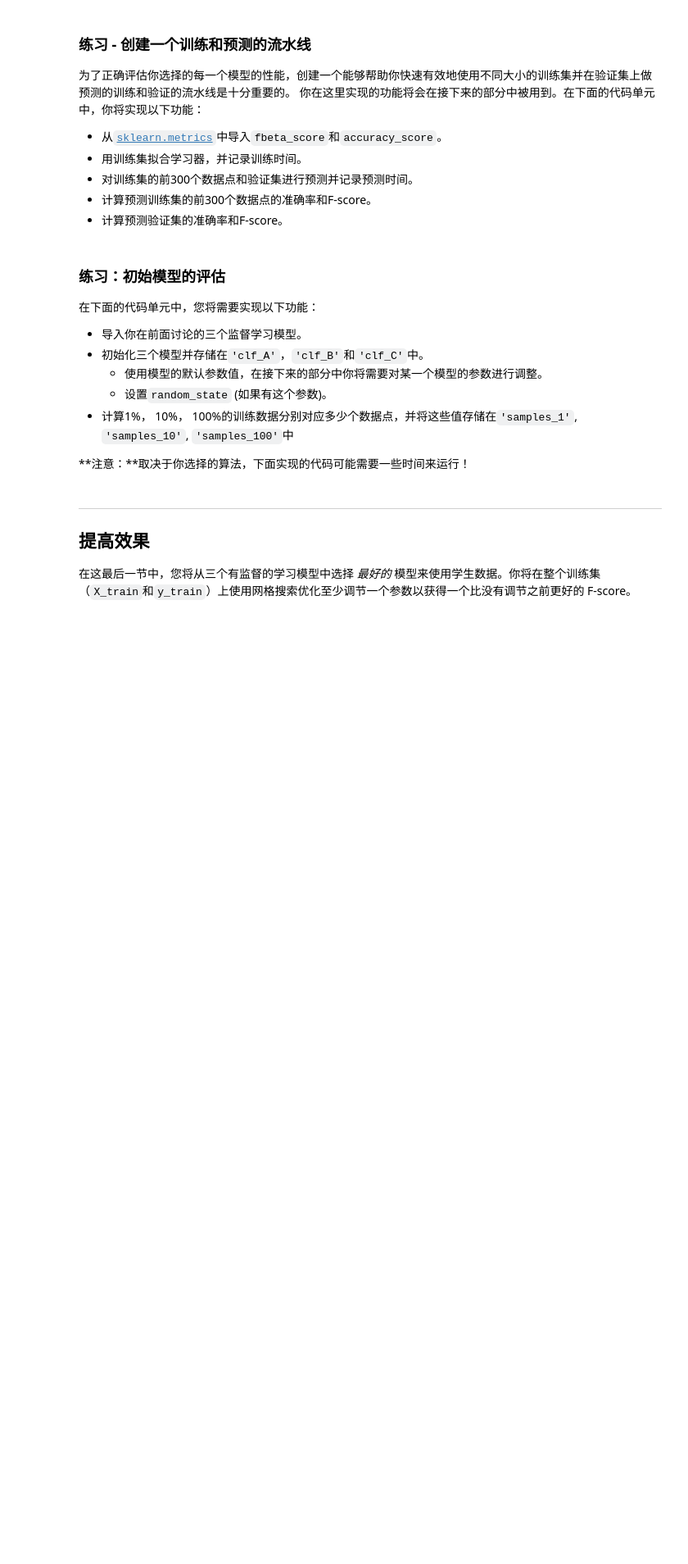
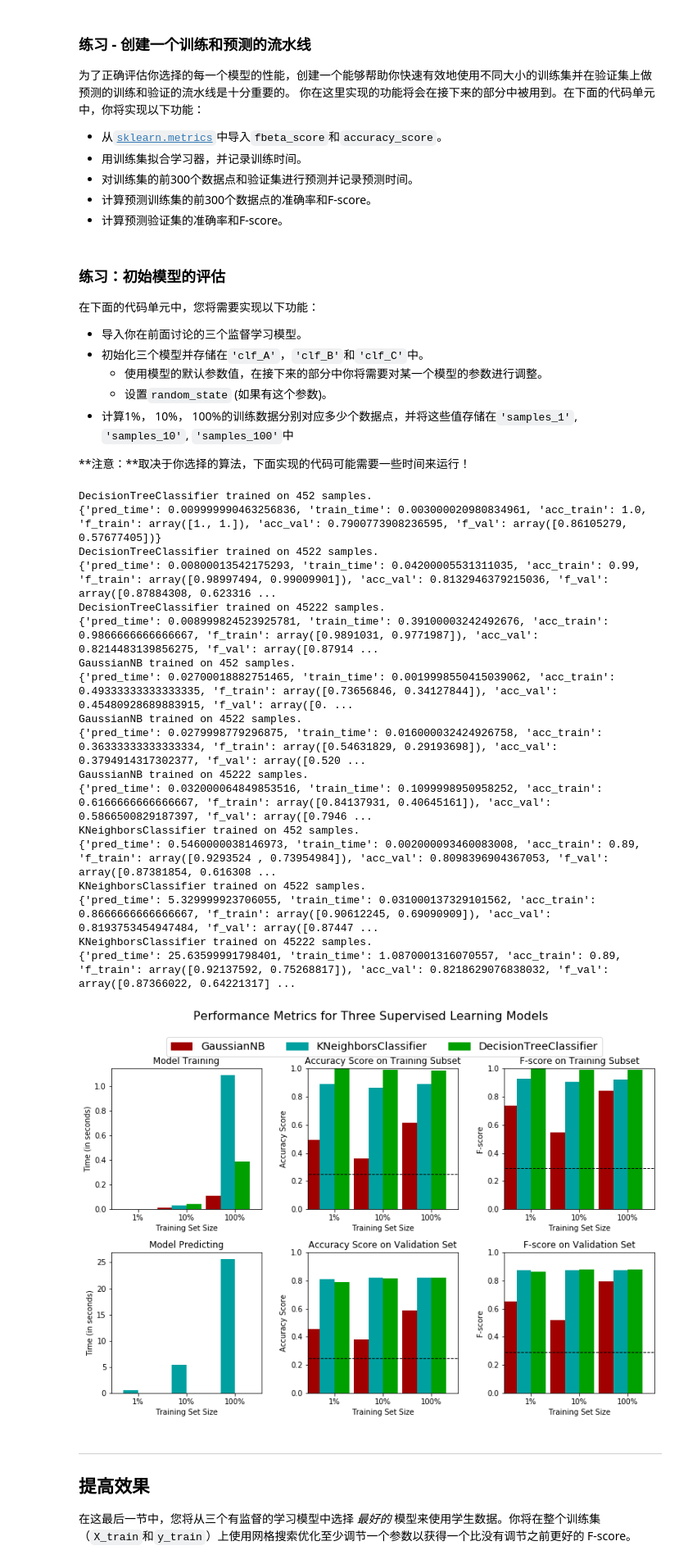
Before and after one commit to le773/PythonDebug, a Jupyter notebook: Q1finding_donors/finding_donors.ipynb, the cells around one changed output. Shown at 82% size. Saved outputs shown, nothing was run; the diff lists cells and outputs as text; code cells hidden in the pictures; blank space fills up the shorter version.

```diff
--- a/Q1finding_donors/finding_donors.ipynb
+++ b/Q1finding_donors/finding_donors.ipynb
@@ -211,7 +197,9 @@ income.head(4)
 features = pd.get_dummies(features_raw)
 
 # TODO：将'income_raw'编码成数字值
-income = pd.get_dummies(income_raw)
+# income = pd.get_dummies(income_raw)
+income = income_raw.map({'<=50K':0, '>50K':1})
+income.unique()
 
 # 打印经过独热编码之后的特征数量
 encoded = list(features.columns)
@@ -285,7 +311,7 @@ y_val[y_val['>50K'] == 1].shape[0]
 #不能使用scikit-learn，你需要根据公式自己实现相关计算。
 
 total = y_val.shape[0]
-test_right = y_val[y_val['>50K'] == 1].shape[0]
+test_right = y_val[y_val == 1].shape[0]
 
 #TODO： 计算准确率
 accuracy = 1.0 *  test_right/total
@@ -427,6 +453,10 @@ def train_predict(learner, sample_size, X_train, y_train, X_val, y_val):
     # TODO: Fit the learner to the training data using slicing with 'sample_size'
     start = time() # 获得程序开始时间
     learner = learner.fit(X_train[:sample_size], y_train[:sample_size])
+#     X_sample=X_train.sample(sample_size)
+#     y_sample=y_train.ix[X_sample.index]
+#     learner = learner.fit(X_sample,y_sample)
+
     end = time() # 获得程序结束时间
 
     # TODO：计算训练时间
@@ -435,28 +465,28 @@ def train_predict(learner, sample_size, X_train, y_train, X_val, y_val):
     # TODO: 得到在验证集上的预测值
     #       然后得到对前300个训练数据的预测结果
     start = time() # 获得程序开始时间
-    predictions_val = X_val[:300]
-    predictions_train = learner.predict(predictions_val)
+    predictions_val = learner.predict(X_val)
+    predictions_train = learner.predict(X_train[:300])
     end = time() # 获得程序结束时间
 
     # TODO：计算预测用时
-    results['pred_time'] = None
+    results['pred_time'] = end - start
 
     # TODO：计算在最前面的300个训练数据的准确率
-    results['acc_train'] = None
+    results['acc_train'] = accuracy_score(y_train[:300], predictions_train)
 
     # TODO：计算在验证上的准确率
-    results['acc_val'] = None
+    results['acc_val'] = accuracy_score(y_val, predictions_val)
 
     # TODO：计算在最前面300个训练数据上的F-score
-    results['f_train'] = None
+    results['f_train'] = fbeta_score(y_train[:300], predictions_train, average=None, beta=0.5)
 
     # TODO：计算验证集上的F-score
-    results['f_val'] = None
+    results['f_val'] = fbeta_score(y_val, predictions_val, average=None, beta=0.5)
 
     # 成功
     print "{} trained on {} samples.".format(learner.__class__.__name__, sample_size)
-
+    print results
     # 返回结果
     return results
 # %% [markdown]
@@ -471,30 +501,55 @@ def train_predict(learner, sample_size, X_train, y_train, X_val, y_val):
 **注意：**取决于你选择的算法，下面实现的代码可能需要一些时间来运行！
 # %%
 # TODO：从sklearn中导入三个监督学习模型
-from sklearn.naive_bayes import GaussianNB
+from sklearn.tree import DecisionTreeClassifier
 from sklearn.svm import SVC
 from sklearn.linear_model import LogisticRegression
+from sklearn.naive_bayes import GaussianNB
+from sklearn.neighbors import KNeighborsClassifier
+
 
 # TODO：初始化三个模型
-clf_A = GaussianNB()
+clf_A = DecisionTreeClassifier(random_state=0)
 clf_B = SVC()
-clf_C = LogisticRegression()
+clf_C = LogisticRegression(random_state=10)
+clf_D = GaussianNB()
+clf_E = KNeighborsClassifier(n_neighbors=5)
 
 # TODO：计算1%， 10%， 100%的训练数据分别对应多少点
-samples_1 = 0.01 * len(X_train)
-samples_10 = 0.1 * len(X_train)
-samples_100 = len(X_train)
+samples_1 = int(0.01 * n_records)
+samples_10 = int(0.1 * n_records)
+samples_100 = n_records
 
 # 收集学习器的结果
 results = {}
-for clf in [clf_A, clf_B, clf_C]:
+for clf in [clf_A, clf_D, clf_E]:
     clf_name = clf.__class__.__name__
     results[clf_name] = {}
     for i, samples in enumerate([samples_1, samples_10, samples_100]):
         results[clf_name][i] = train_predict(clf, samples, X_train, y_train, X_val, y_val)
 
 # 对选择的三个模型得到的评价结果进行可视化
 vs.evaluate(results, accuracy, fscore)
+# %% [output]
+DecisionTreeClassifier trained on 452 samples.
+{'pred_time': 0.009999990463256836, 'train_time': 0.003000020980834961, 'acc_train': 1.0, 'f_train': array([1., 1.]), 'acc_val': 0.7900773908236595, 'f_val': array([0.86105279, 0.57677405])}
+DecisionTreeClassifier trained on 4522 samples.
+{'pred_time': 0.00800013542175293, 'train_time': 0.04200005531311035, 'acc_train': 0.99, 'f_train': array([0.98997494, 0.99009901]), 'acc_val': 0.8132946379215036, 'f_val': array([0.87884308, 0.623316 ...
+DecisionTreeClassifier trained on 45222 samples.
+{'pred_time': 0.008999824523925781, 'train_time': 0.39100003242492676, 'acc_train': 0.9866666666666667, 'f_train': array([0.9891031, 0.9771987]), 'acc_val': 0.8214483139856275, 'f_val': array([0.87914 ...
+GaussianNB trained on 452 samples.
+{'pred_time': 0.02700018882751465, 'train_time': 0.0019998550415039062, 'acc_train': 0.49333333333333335, 'f_train': array([0.73656846, 0.34127844]), 'acc_val': 0.45480928689883915, 'f_val': array([0. ...
+GaussianNB trained on 4522 samples.
+{'pred_time': 0.0279998779296875, 'train_time': 0.016000032424926758, 'acc_train': 0.36333333333333334, 'f_train': array([0.54631829, 0.29193698]), 'acc_val': 0.3794914317302377, 'f_val': array([0.520 ...
+GaussianNB trained on 45222 samples.
+{'pred_time': 0.032000064849853516, 'train_time': 0.1099998950958252, 'acc_train': 0.6166666666666667, 'f_train': array([0.84137931, 0.40645161]), 'acc_val': 0.5866500829187397, 'f_val': array([0.7946 ...
+KNeighborsClassifier trained on 452 samples.
+{'pred_time': 0.5460000038146973, 'train_time': 0.002000093460083008, 'acc_train': 0.89, 'f_train': array([0.9293524 , 0.73954984]), 'acc_val': 0.8098396904367053, 'f_val': array([0.87381854, 0.616308 ...
+KNeighborsClassifier trained on 4522 samples.
+{'pred_time': 5.329999923706055, 'train_time': 0.031000137329101562, 'acc_train': 0.8666666666666667, 'f_train': array([0.90612245, 0.69090909]), 'acc_val': 0.8193753454947484, 'f_val': array([0.87447 ...
+KNeighborsClassifier trained on 45222 samples.
+{'pred_time': 25.63599991798401, 'train_time': 1.0870001316070557, 'acc_train': 0.89, 'f_train': array([0.92137592, 0.75268817]), 'acc_val': 0.8218629076838032, 'f_val': array([0.87366022, 0.64221317] ...
+[figure, added]
 # %% [markdown]
 ----
 ## 提高效果
```
Also changed, not shown: parts of 24 cells of this notebook.
